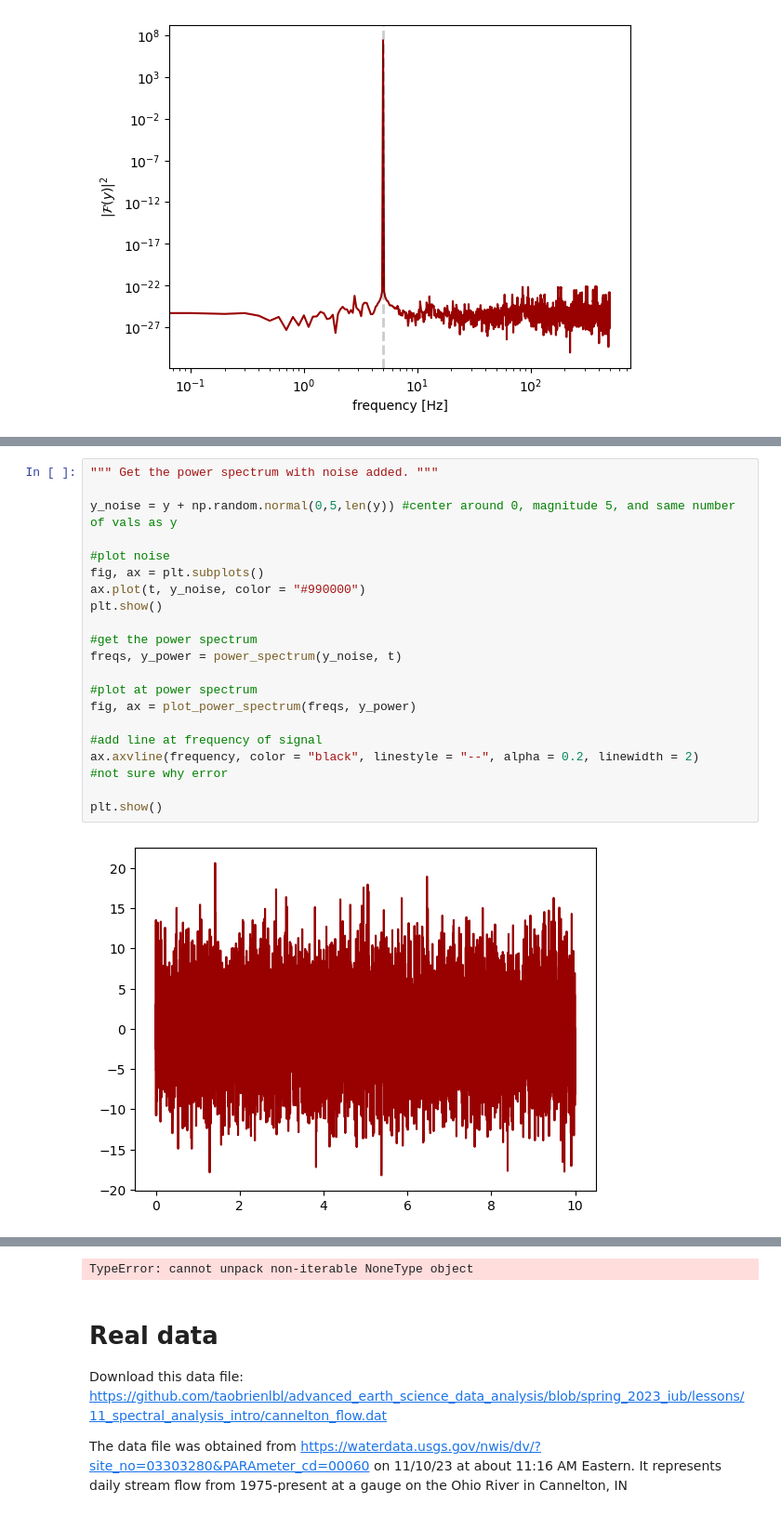
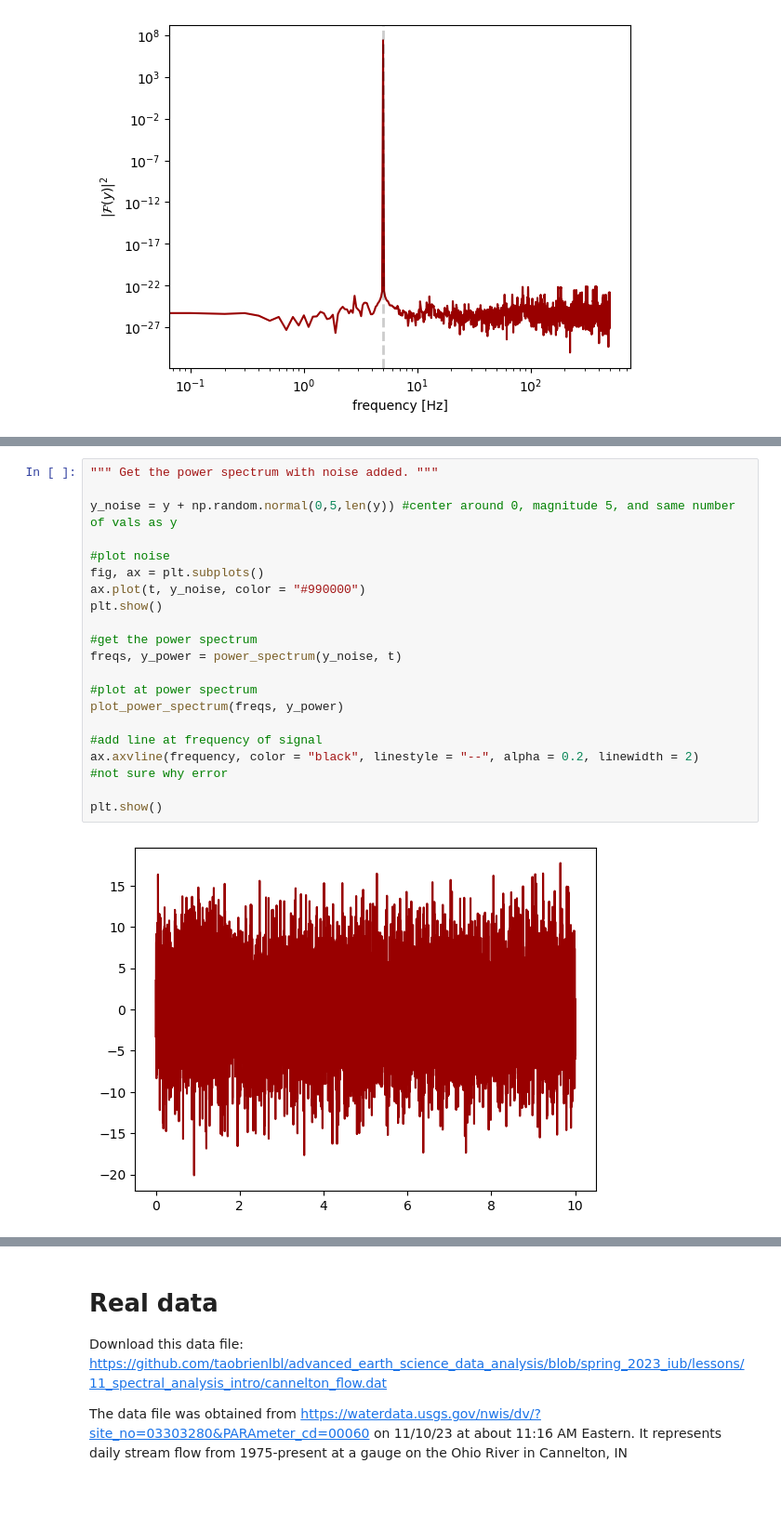
Before and after one commit to cookjan/G690_jcc, a Jupyter notebook: lesson11/11_workalong_01_fft.ipynb, the cells around one changed output, grey strips where cells are left out. Shown at 93% size. Saved outputs shown, nothing was run; the diff lists cells and outputs as text.

```diff
--- a/lesson11/11_workalong_01_fft.ipynb
+++ b/lesson11/11_workalong_01_fft.ipynb
@@ -102,23 +121,23 @@ plot_power_spectrum(freqs, y_power)
 # %%
 """ Get the power spectrum with noise added. """
 
 y_noise = y + np.random.normal(0,5,len(y)) #center around 0, magnitude 5, and same number of vals as y
 
 #plot noise
 fig, ax = plt.subplots()
 ax.plot(t, y_noise, color = "#990000")
 plt.show()
 
 #get the power spectrum
 freqs, y_power = power_spectrum(y_noise, t)
 
 #plot at power spectrum
-fig, ax = plot_power_spectrum(freqs, y_power)
+plot_power_spectrum(freqs, y_power)
 
 #add line at frequency of signal
 ax.axvline(frequency, color = "black", linestyle = "--", alpha = 0.2, linewidth = 2)
 #not sure why error
 
 plt.show()
 # %% [output]
-[figure, old version]
+[figure, new version]
@@ -126,4 +145,3 @@ plt.show()
-TypeError: cannot unpack non-iterable NoneType object
 # %% [markdown]
 # Real data
 
```
Also changed, not shown: parts of 6 cells of this notebook.
